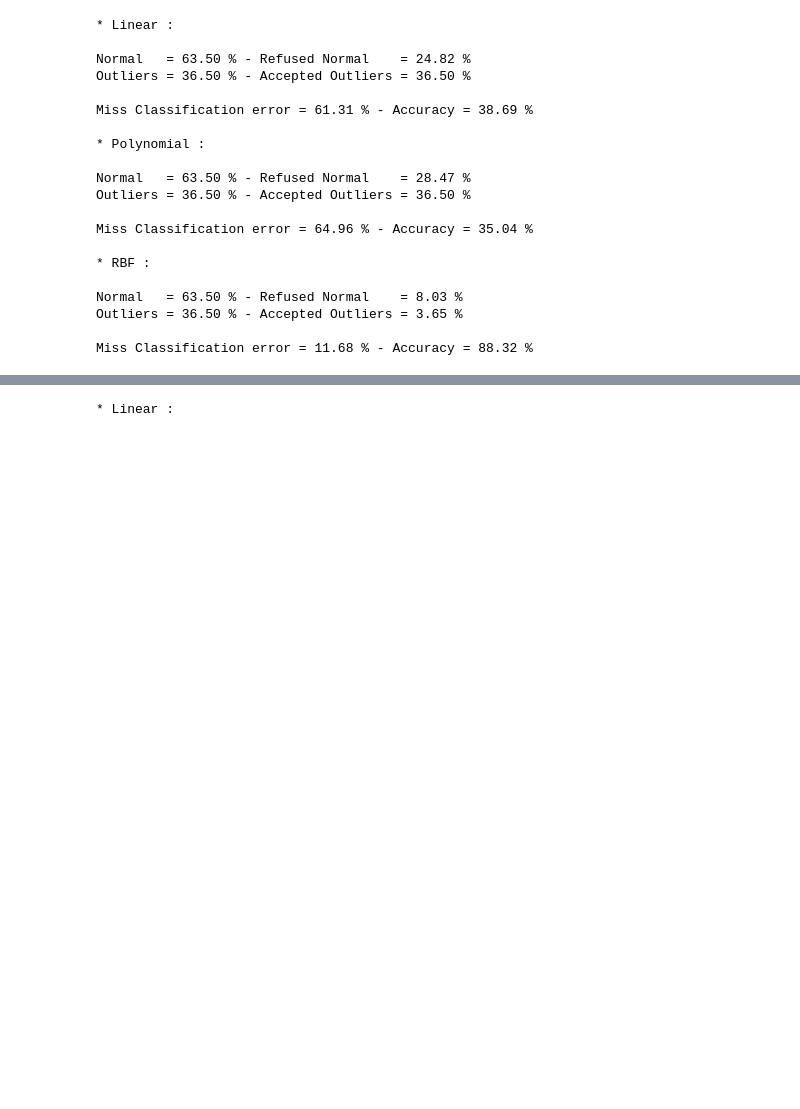
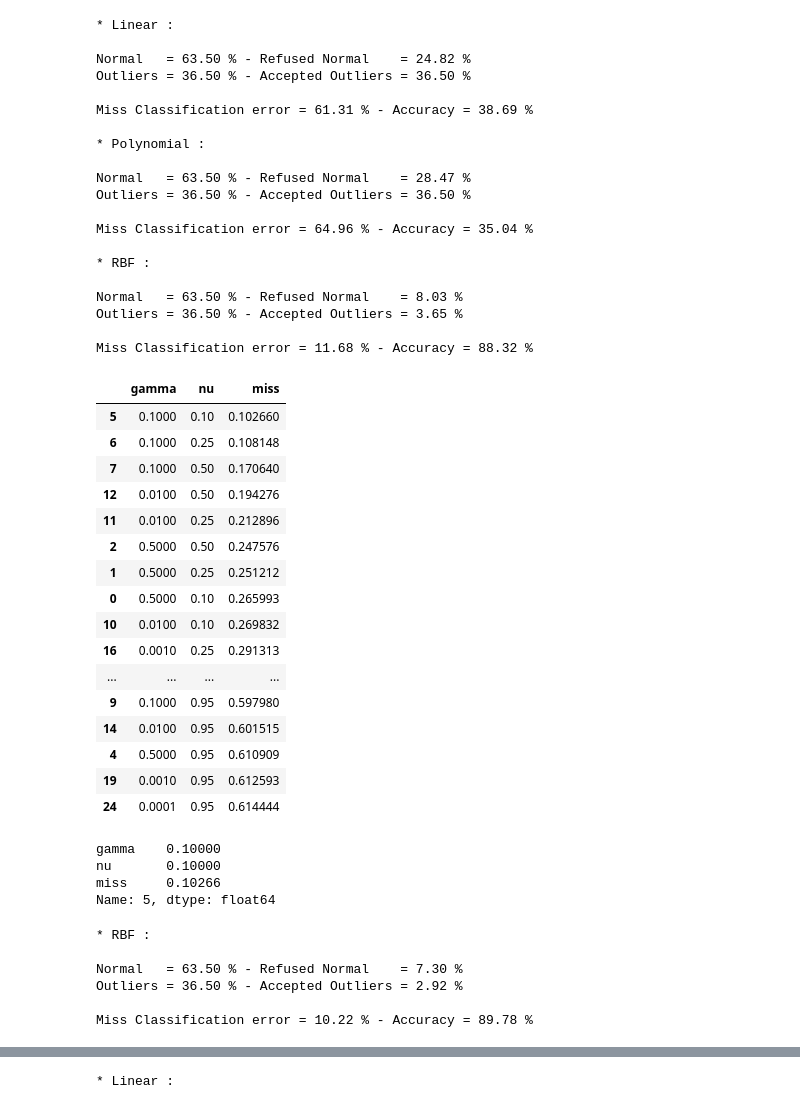
Before and after one commit to MegaCookies88/ML-Project-OutlierDetection, a Jupyter notebook: SVM_Accuracy.ipynb, the cells around one changed output, grey strips where cells are left out. Cells and saved outputs as stored; diff of their text form; code cells hidden in the pictures; blank space fills up the shorter version.

Commit message:
10-fold cv tuning

```diff
--- a/SVM_Accuracy.ipynb
+++ b/SVM_Accuracy.ipynb
@@ -148,6 +151,69 @@ Normal   = 63.50 % - Refused Normal    = 8.03 %
 Outliers = 36.50 % - Accepted Outliers = 3.65 %
 
 Miss Classification error = 11.68 % - Accuracy = 88.32 %
+# %%
+# Tuning hyper-parameters using N_folds Cross Validation
+X_train, X_test, y_train, y_test = train_test_split(df1[col1], df1['Target'], test_size=0.2, random_state=42)
+
+gamma = [0.5, 0.1, 0.01, 0.001, 0.0001]
+nu    = [0.1, 0.25, 0.5, 0.75, 0.95]
+
+inputs = list(itertools.product(gamma, nu))
+
+def processInput(gamma,nu):
+    clf = OneClassSVM(kernel='rbf', gamma=gamma, nu=nu)
+    return np.mean(cross_val_score(clf, X_train, y_train, cv=10, scoring=make_scorer(zero_one_loss)))
+
+num_cores = multiprocessing.cpu_count()-2
+
+results = Parallel(n_jobs=num_cores)(delayed(processInput)(gamma,nu) for gamma,nu in inputs)
+# %%
+# Saving the results
+p_tab = pd.DataFrame(columns=['gamma','nu','miss'])
+
+for i in range(0,len(results)):
+    p_tab.loc[len(p_tab)] = [inputs[i][0], inputs[i][1], results[i]]
+
+p_tab.sort_values(by='miss')
+# %% [output]
+|  | gamma | nu | miss |
+| 5 | 0.1000 | 0.10 | 0.102660 |
+| 6 | 0.1000 | 0.25 | 0.108148 |
+| 7 | 0.1000 | 0.50 | 0.170640 |
+| 12 | 0.0100 | 0.50 | 0.194276 |
+| 11 | 0.0100 | 0.25 | 0.212896 |
+| 2 | 0.5000 | 0.50 | 0.247576 |
+| 1 | 0.5000 | 0.25 | 0.251212 |
+| 0 | 0.5000 | 0.10 | 0.265993 |
+| 10 | 0.0100 | 0.10 | 0.269832 |
+| 16 | 0.0010 | 0.25 | 0.291313 |
+| ... | ... | ... | ... |
+| 9 | 0.1000 | 0.95 | 0.597980 |
+| 14 | 0.0100 | 0.95 | 0.601515 |
+| 4 | 0.5000 | 0.95 | 0.610909 |
+| 19 | 0.0010 | 0.95 | 0.612593 |
+| 24 | 0.0001 | 0.95 | 0.614444 |
+# %%
+# Best hyper-parameters
+best_cv = p_tab.loc[p_tab['miss'].idxmin()]
+print(best_cv)
+# %% [output]
+gamma    0.10000
+nu       0.10000
+miss     0.10266
+Name: 5, dtype: float64
+# %%
+# Fitting the best model
+print('* RBF : \n')
+clf = OneClassSVM(gamma=best_cv[0], nu=best_cv[1], kernel='rbf')
+Outlier_Detection(df1, clf, col1, 0.2)
+# %% [output]
+* RBF :
+
+Normal   = 63.50 % - Refused Normal    = 7.30 %
+Outliers = 36.50 % - Accepted Outliers = 2.92 %
+
+Miss Classification error = 10.22 % - Accuracy = 89.78 %
 # %%
 # Forest Cover -> too slow
 
```
Also changed, not shown: parts of 1 cell of this notebook.
